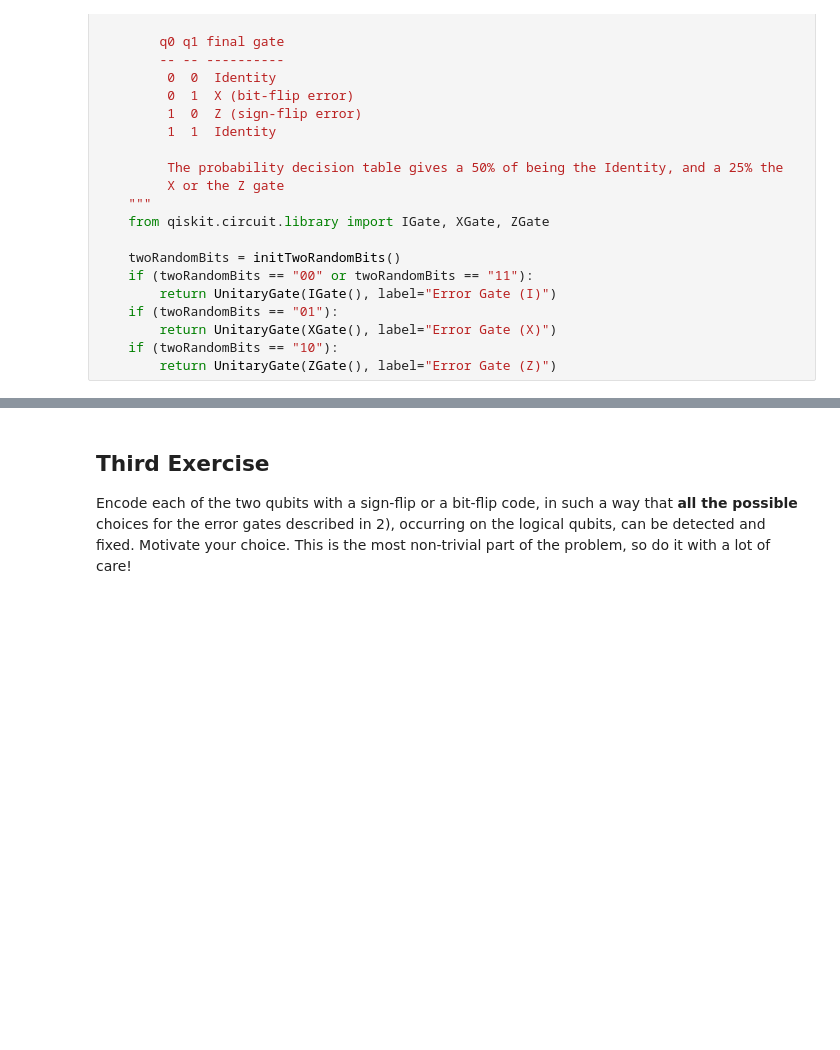
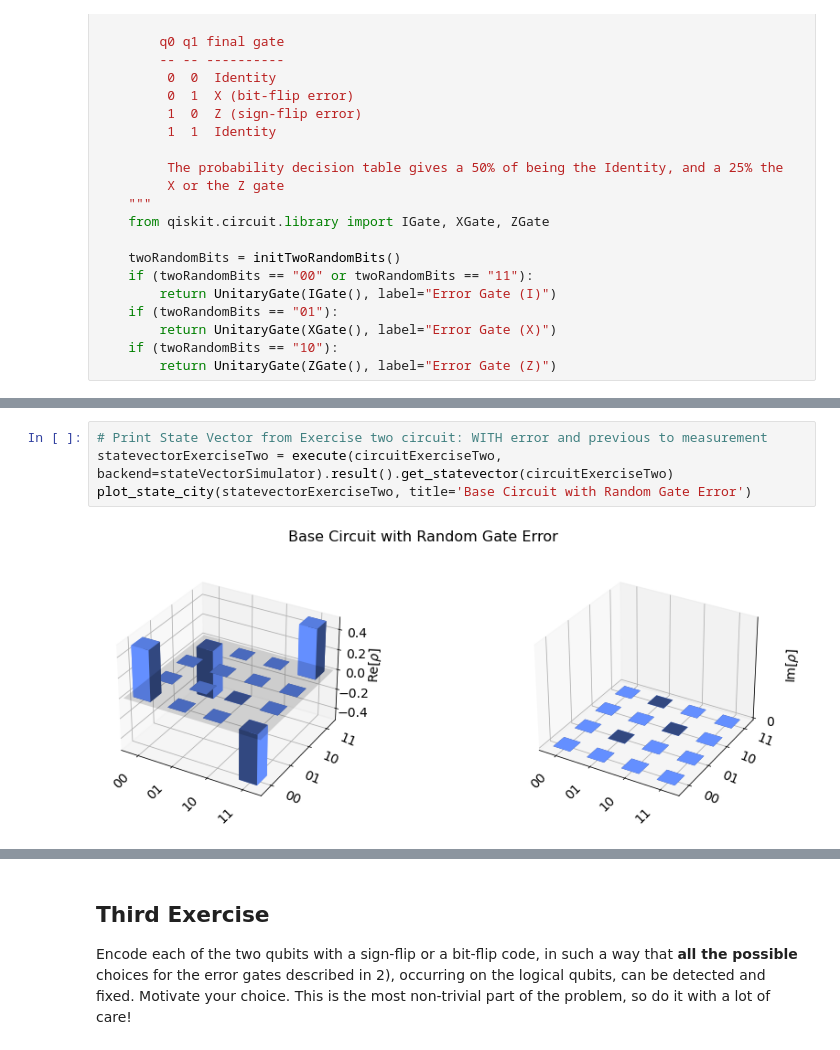
Before and after one commit to iamtxena/qc-mentorship-program, a Jupyter notebook: qosf-error-correction-task.ipynb, the cells around one changed output, grey strips where cells are left out. Cells and saved outputs as stored; diff of their text form; blank space fills up the shorter version.

```diff
--- a/qosf-error-correction-task.ipynb
+++ b/qosf-error-correction-task.ipynb
@@ -103,0 +130,6 @@ circuitExerciseTwo.draw('mpl')
+# %%
+# Print State Vector from Exercise two circuit: WITH error and previous to measurement
+statevectorExerciseTwo = execute(circuitExerciseTwo, backend=stateVectorSimulator).result().get_statevector(circuitExerciseTwo)
+plot_state_city(statevectorExerciseTwo, title='Base Circuit with Random Gate Error')
+# %% [output]
+[figure, added]
```
Also changed, not shown: parts of 27 cells of this notebook.
